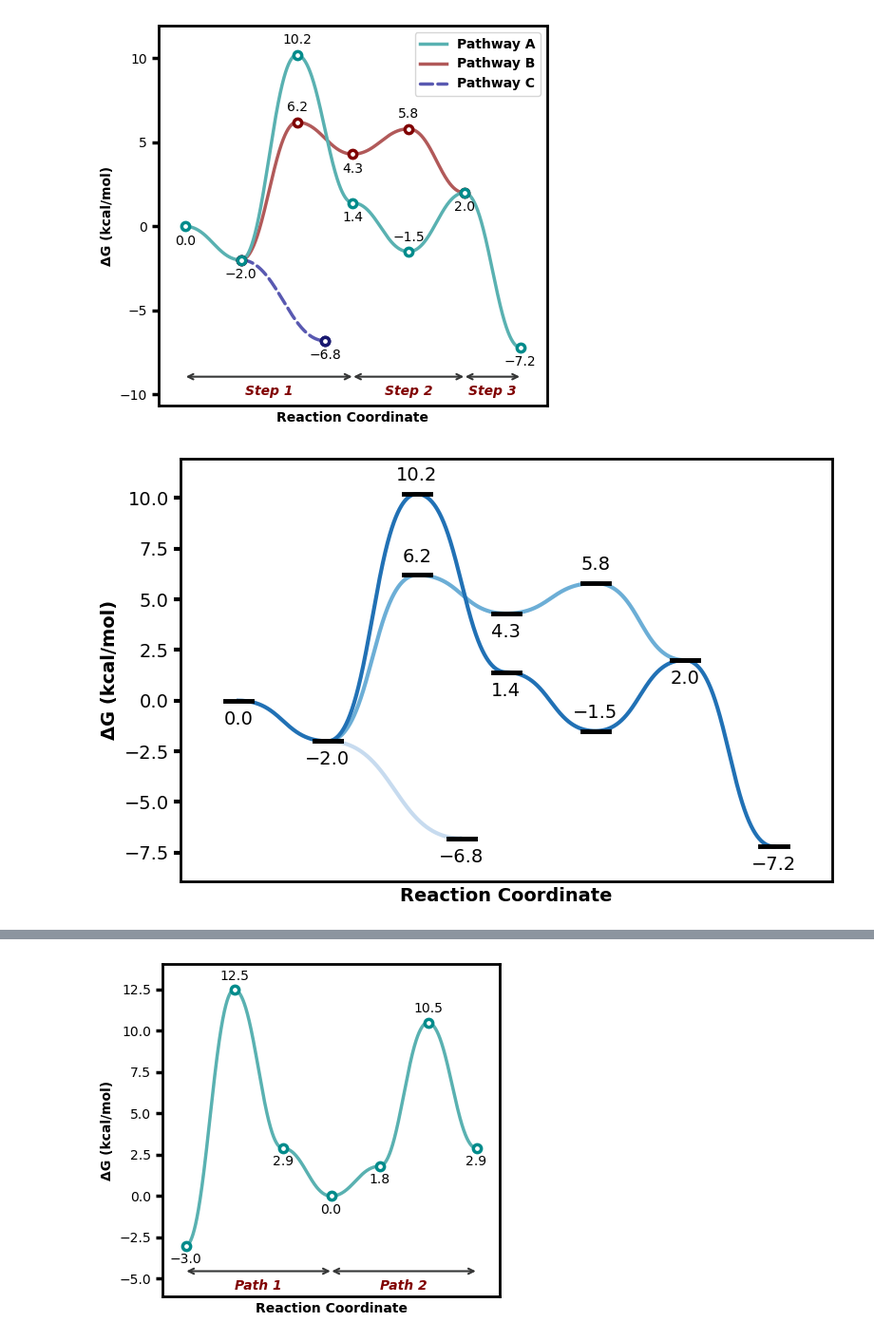
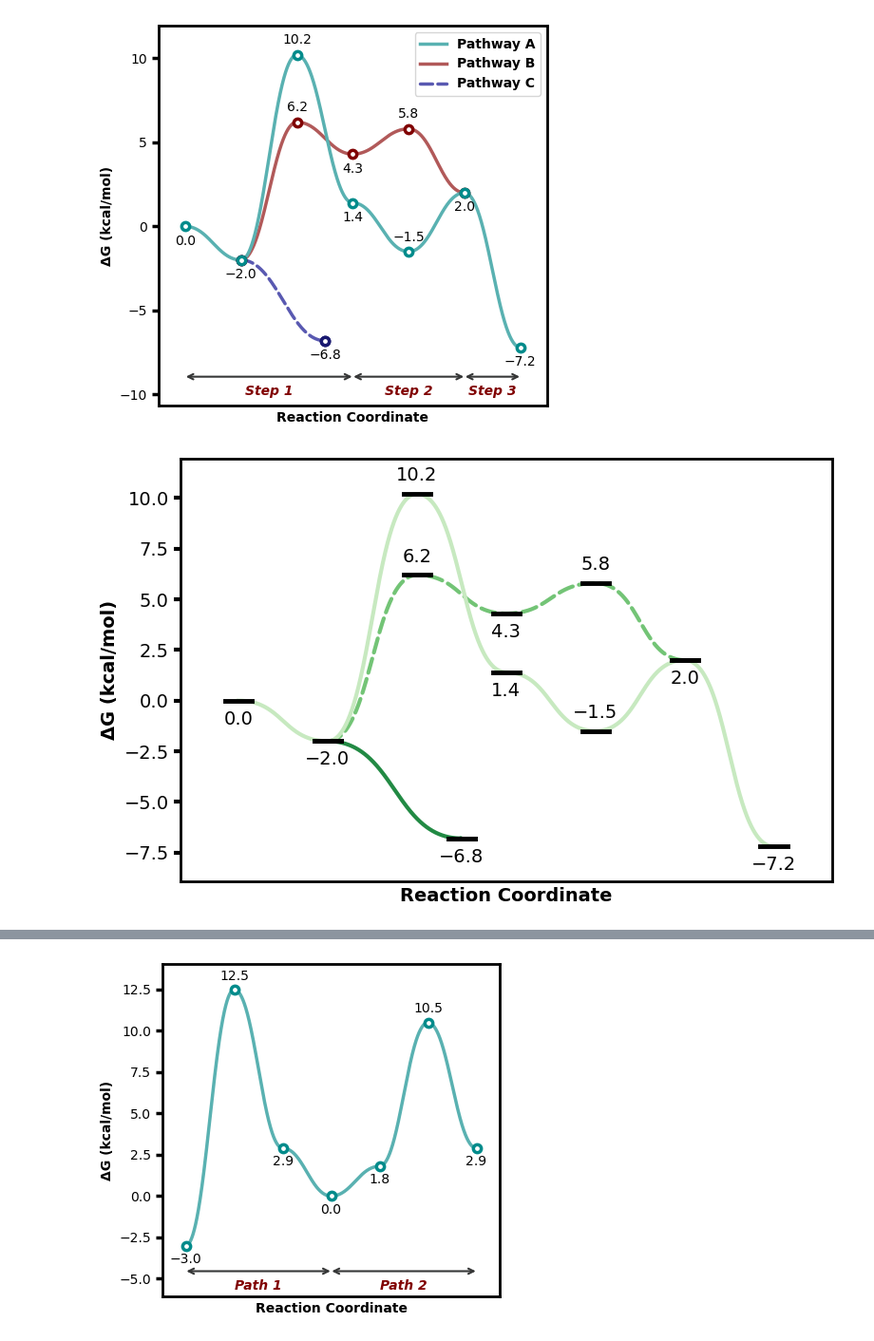
Before and after one commit to aligfellow/plotprofile, a Jupyter notebook: examples/example.ipynb, the cells around one changed output, grey strips where cells are left out. Shown at 95% size. Drawn from its saved outputs; the diff is of its cells as text; code cells hidden in the pictures.

Commit message:
images

```diff
--- a/examples/example.ipynb
+++ b/examples/example.ipynb
@@ -1,29 +1,29 @@
 # %%
 from plotProfile import ReactionProfilePlotter
 
 energy_sets = {
     "Pathway A": [0.00, -2.0, 10.2, 1.4, -1.5, 2.0, -7.2],
     "Pathway B": [None, -2.0, 6.2, 4.3, 5.8, 2.0],
     "Pathway C": [None, -2.0, -6.8,-6.8],
 }
 
 annotations = {
     'Step 1': (0,3),
     'Step 2': (3,5),
     'Step 3': (5,6),
 }
 
 plotter = ReactionProfilePlotter(dashed=["Pathway C"])
-plotter.plot(energy_sets, annotations=annotations)
+plotter.plot(energy_sets, annotations=annotations, filename="../images/profile1")
 
-plotter = ReactionProfilePlotter(style="presentation", dashed=["Pathway B"], point_type='bar', desaturate=False, colors='Blues_r', show_legend=False, curviness=0.5)
-plotter.plot(energy_sets)
+plotter = ReactionProfilePlotter(style="presentation", dashed=["Pathway B"], point_type='bar', desaturate=False, colors='Greens', show_legend=False, curviness=0.5)
+plotter.plot(energy_sets, filename="../images/profile2")
 
 plotter = ReactionProfilePlotter(style="straight", figsize=(6,4), dashed=["Pathway C"], point_type='dot', annotation_color='black', axes='y', colors=['darkseagreen', 'slateblue', 'darksalmon'], energy='electronic', units='kj')
-plotter.plot(energy_sets,annotations=annotations)
+plotter.plot(energy_sets,annotations=annotations, filename="../images/profile3")
 # %% [output]
 [figure]
-[figure, old version]
+[figure, new version]
 [figure]
 # %%
 from plotProfile import ReactionProfilePlotter
```
Also changed, not shown: 3 other files.
